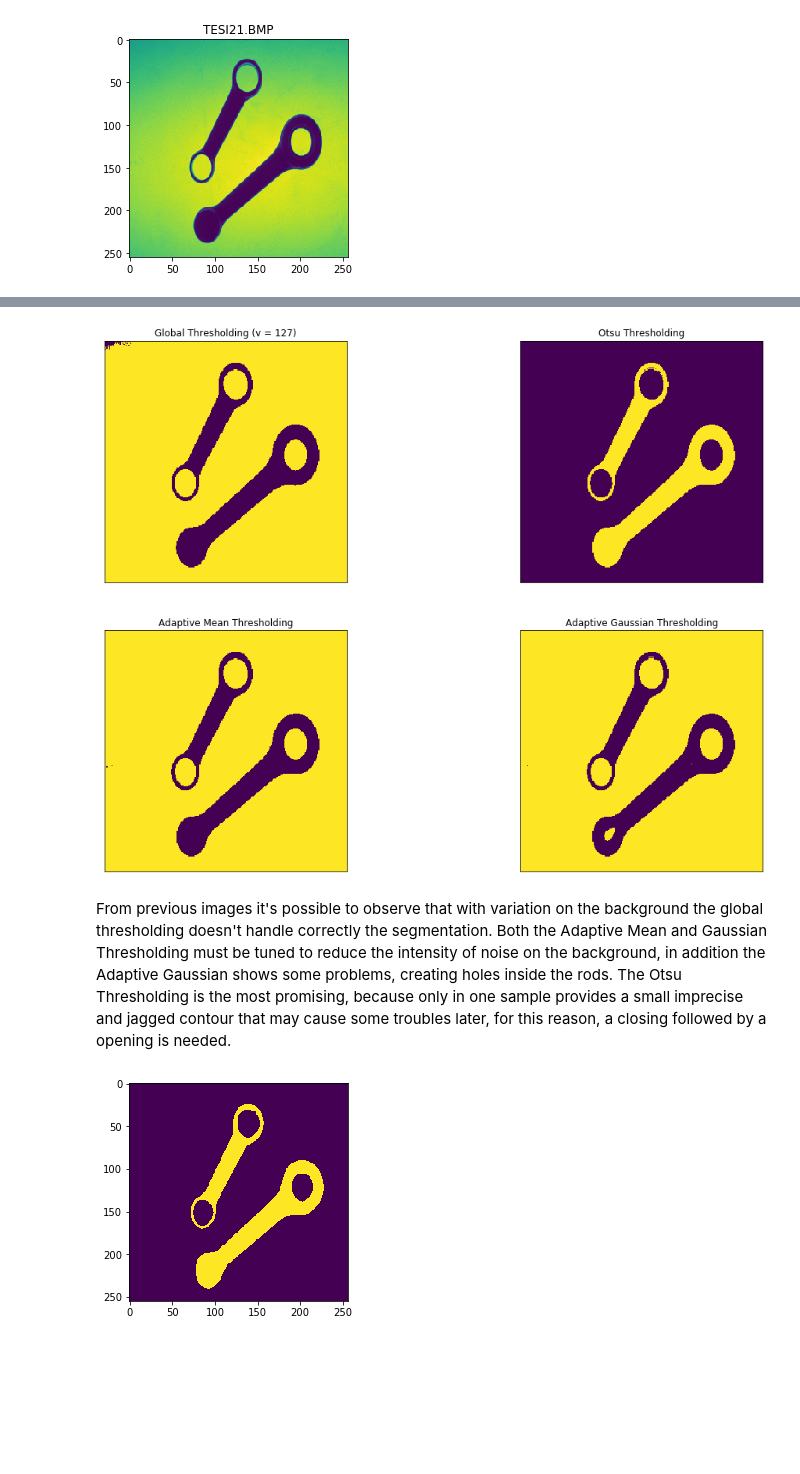
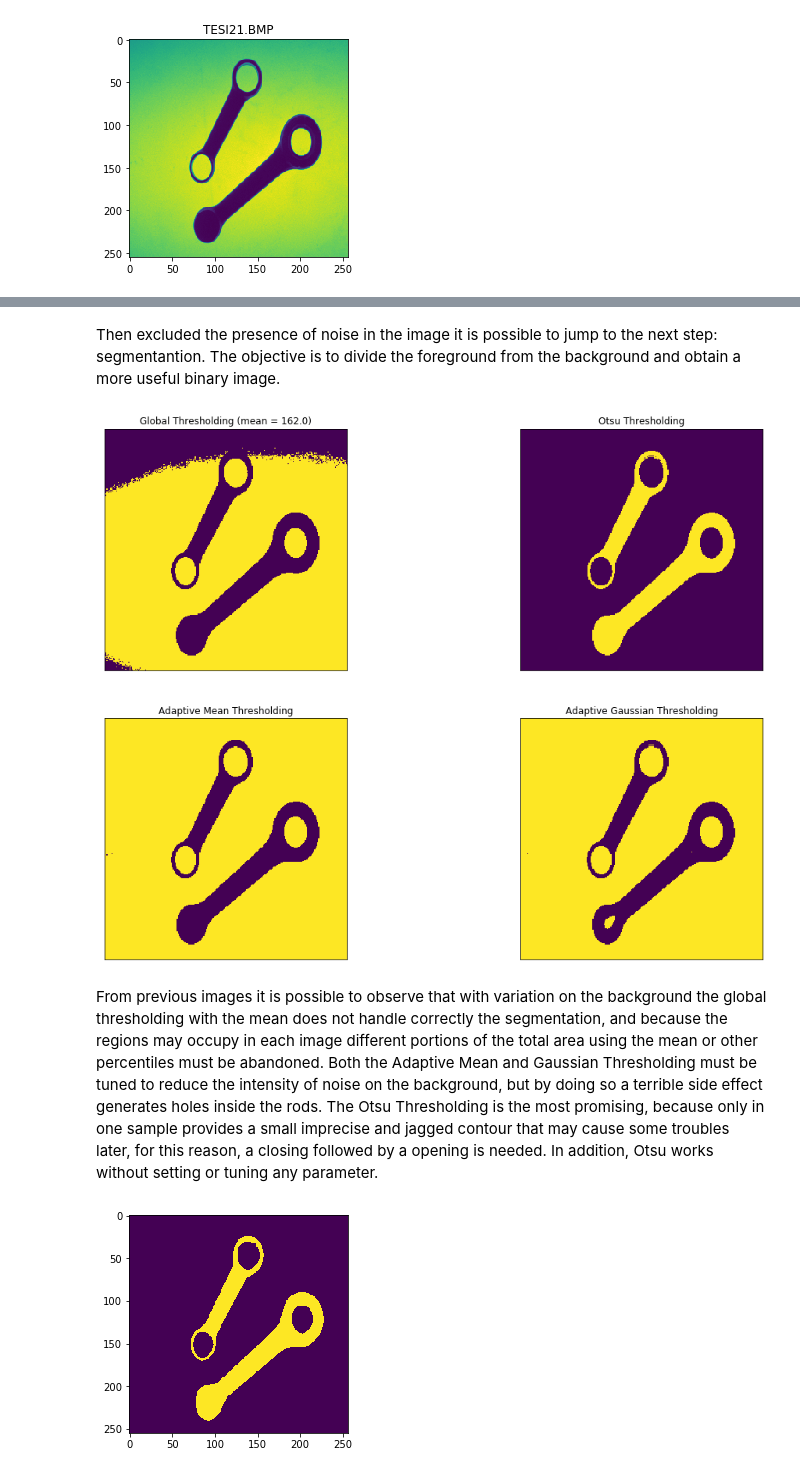
Before and after one commit to alomb/ComputerVisionAndImageProcessingProject, a Jupyter notebook: project/main.ipynb, the cells around one changed output, grey strips where cells are left out. Drawn from its saved outputs; the diff is of its cells as text; code cells hidden in the pictures; blank space fills up the shorter version.

```diff
--- a/project/main.ipynb
+++ b/project/main.ipynb
@@ -44,25 +64,27 @@ plt.show()
+# %% [markdown]
+Then excluded the presence of noise in the image it is possible to jump to the next step: segmentantion. The objective is to divide the foreground from the background and obtain a more useful binary image.
 # %%
 # try out different segmentation techniques to choose the proper one
-binay_threshold = 127
+binay_threshold = round(np.mean(image))
 ret_binary, th_binary = cv2.threshold(image, binay_threshold, 255, cv2.THRESH_BINARY)
 ret_otsu, th_otsu = cv2.threshold(image, 0, 255, cv2.THRESH_BINARY_INV + cv2.THRESH_OTSU)
 th_mean = cv2.adaptiveThreshold(image, 255, cv2.ADAPTIVE_THRESH_MEAN_C, cv2.THRESH_BINARY, 47, 14)
 th_gaussian = cv2.adaptiveThreshold(image, 255, cv2.ADAPTIVE_THRESH_GAUSSIAN_C, cv2.THRESH_BINARY, 47, 14)
 
-titles = ['Global Thresholding (v = ' + str (binay_threshold) + ')', 'Otsu Thresholding', 'Adaptive Mean Thresholding', 'Adaptive Gaussian Thresholding']
+titles = ['Global Thresholding (mean = ' + str(binay_threshold) + ')', 'Otsu Thresholding', 'Adaptive Mean Thresholding', 'Adaptive Gaussian Thresholding']
 images = [th_binary, th_otsu, th_mean, th_gaussian]
 
 # plot them to make comparisons
 plt.figure(figsize=(17.5, 12.5))
 
 for i, img in enumerate(images):
     plt.subplot(2,2,i+1)
     plt.imshow(img)
     plt.title(titles[i])
     plt.xticks([]),plt.yticks([])
 plt.show()
 # %% [output]
-[figure, old version]
+[figure, new version]
 # %% [markdown]
-From previous images it's possible to observe that with variation on the background the global thresholding doesn't handle correctly the segmentation. Both the Adaptive Mean and Gaussian Thresholding must be tuned to reduce the intensity of noise on the background, in addition the Adaptive Gaussian shows some problems, creating holes inside the rods. The Otsu Thresholding is the most promising, because only in one sample provides a small imprecise and jagged contour that may cause some troubles later, for this reason, a closing followed by a opening is needed.
+From previous images it is possible to observe that with variation on the background the global thresholding with the mean does not handle correctly the segmentation, and because the regions may occupy in each image different portions of the total area using the mean or other percentiles must be abandoned. Both the Adaptive Mean and Gaussian Thresholding must be tuned to reduce the intensity of noise on the background, but by doing so a terrible side effect generates holes inside the rods. The Otsu Thresholding is the most promising, because only in one sample provides a small imprecise and jagged contour that may cause some troubles later, for this reason, a closing followed by a opening is needed. In addition, Otsu works without setting or tuning any parameter.
 # %%
```
Also changed, not shown: parts of 10 cells of this notebook, 1 other file.
